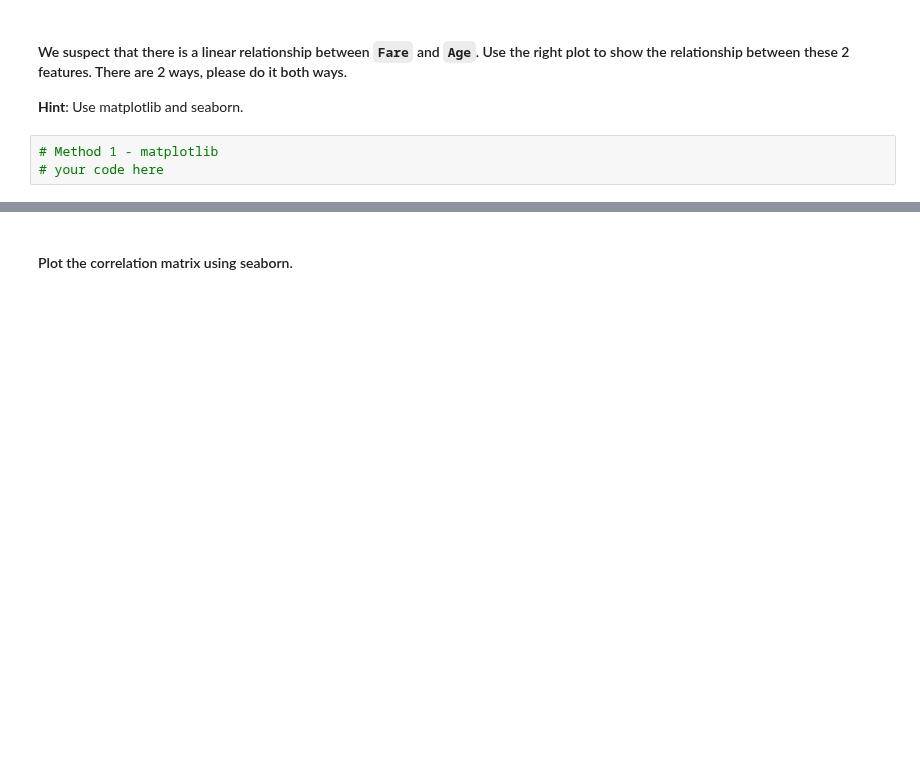
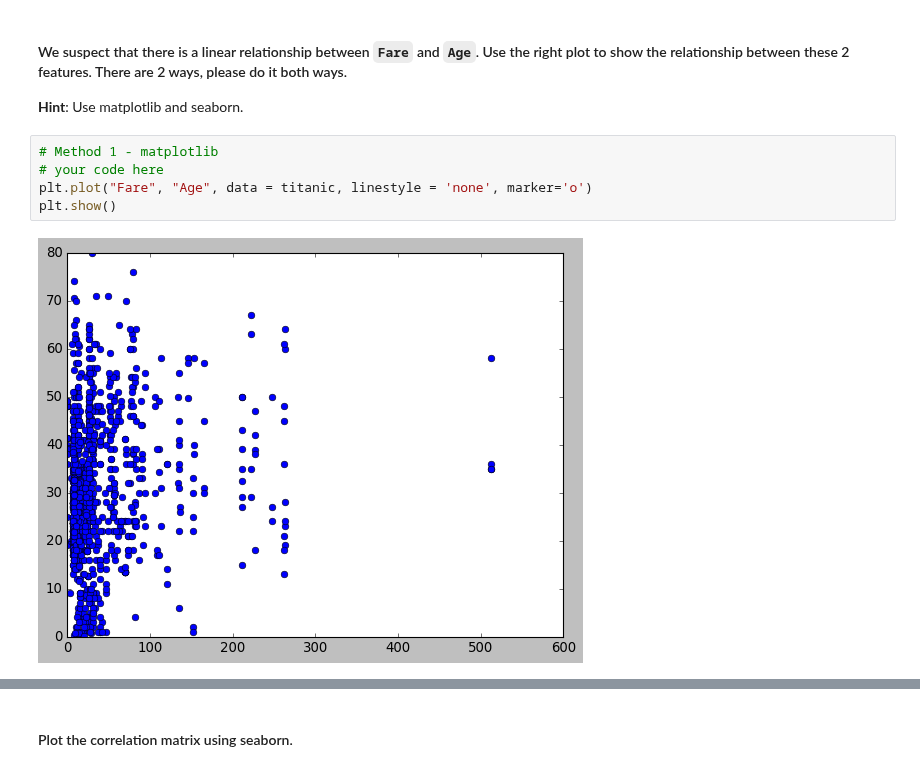
Before and after one commit to ta-data-lis/lab-matplotlib-seaborn, a Jupyter notebook: your-code/main.ipynb, the cells around one changed output, grey strips where cells are left out. Drawn from its saved outputs; the diff is of its cells as text; blank space fills up the shorter version.

```diff
--- a/your-code/main.ipynb
+++ b/your-code/main.ipynb
@@ -511,6 +511,10 @@ years old), and shows more clearly how the age was distributed.
 # %%
 # Method 1 - matplotlib
 # your code here
+plt.plot("Fare", "Age", data = titanic, linestyle = 'none', marker='o')
+plt.show()
+# %% [output]
+[figure, added]
 # %%
 # Method 2 - seaborn
 # your code here
```
Also changed, not shown: parts of 16 cells of this notebook.
